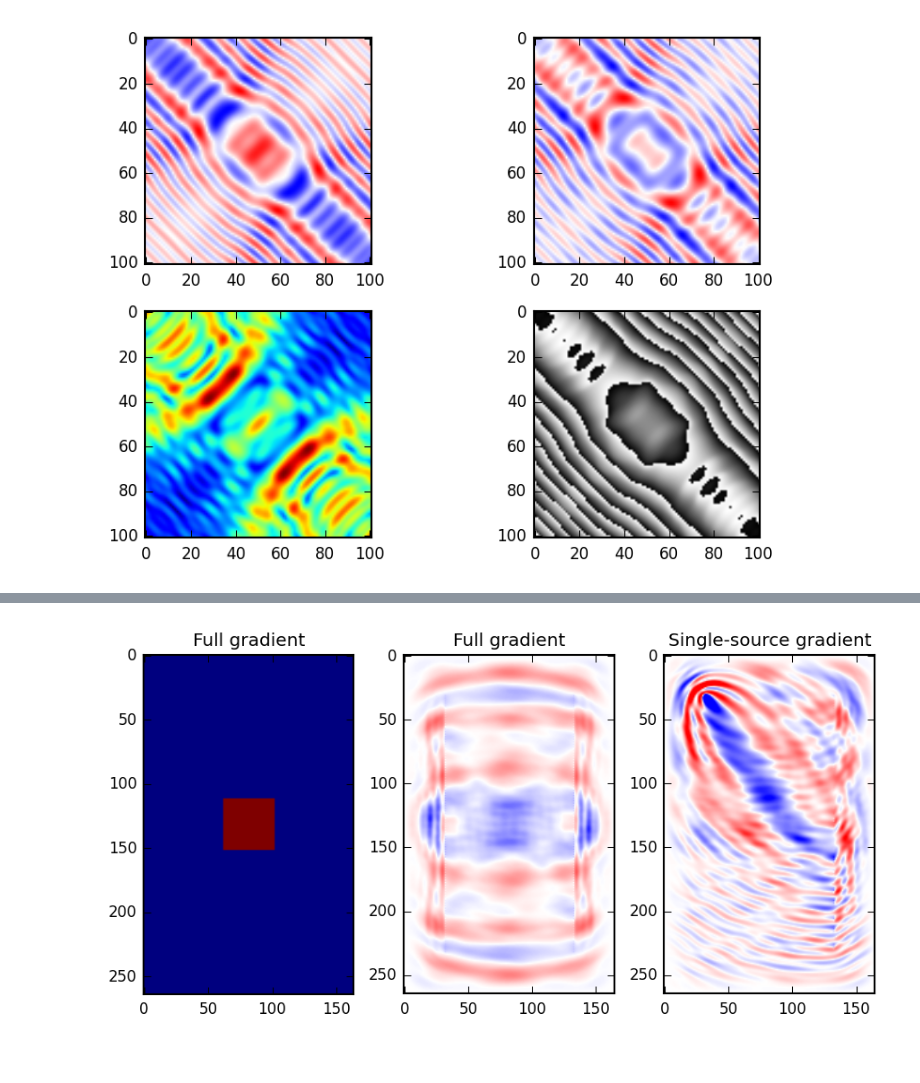
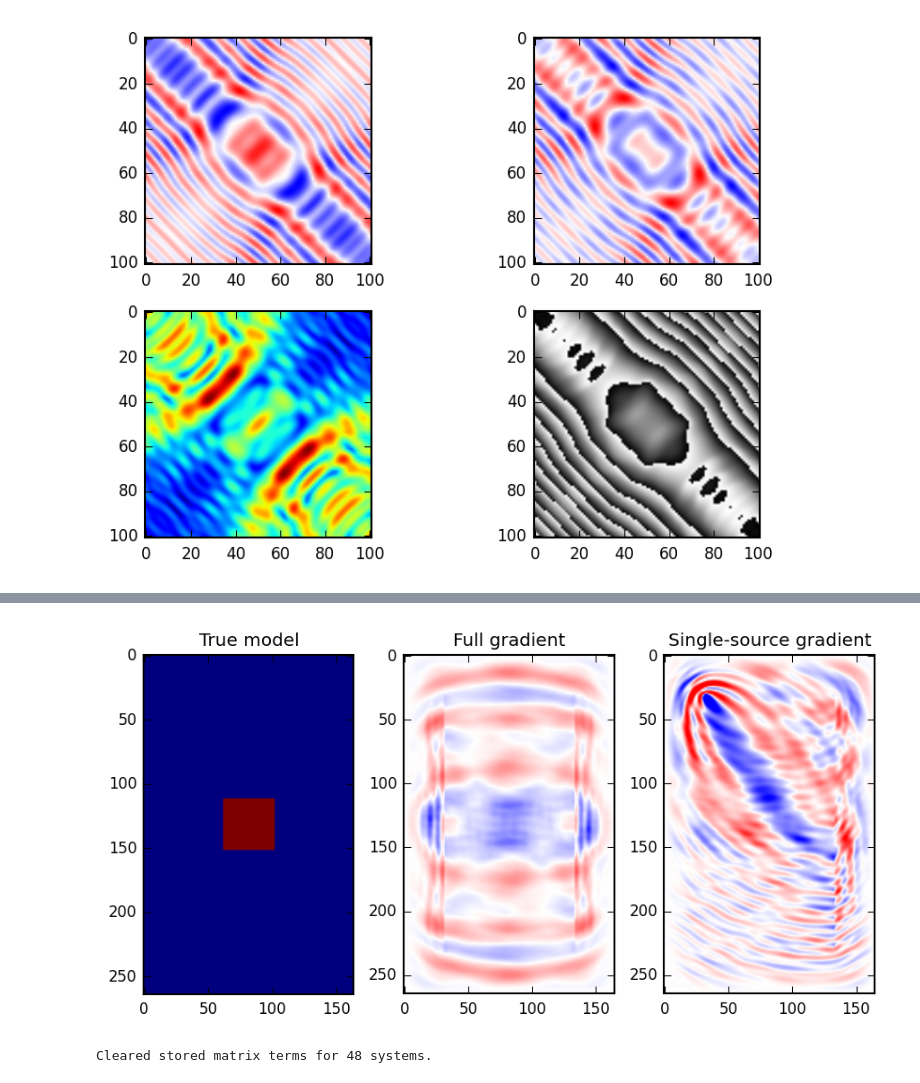
Before and after one commit to uwoseis/zephyr, a Jupyter notebook: New Parallel Tests.ipynb, the cells around one changed output, grey strips where cells are left out. Cells and saved outputs as stored; diff of their text form; code cells hidden in the pictures.

```diff
--- a/New Parallel Tests.ipynb
+++ b/New Parallel Tests.ipynb
@@ -100,7 +100,7 @@ clear25D = handles25D['clear']
 fields = []
 data = []
 for isrc in xrange(101):
-    lfield, ldat = forward25D(isrc)
+    lfield, ldat = forward25D(isrc, False)
     fields.append(lfield)
     data.append(ldat)
 data = np.array(data)
@@ -148,16 +148,17 @@ gradient25D = handles25D['gradient']
 clear25D = handles25D['clear']
 # %%
 %%time
-fields = []
+#fields = []
 data = []
 for isrc in xrange(nsrc):
-    lfield, ldat = forward25D(isrc)
-    fields.append(lfield)
+    #lfield, ldat = forward25D(isrc)
+    ldat = forward25D(isrc)
+    #fields.append(lfield)
     data.append(ldat)
 data = np.array(data)
 
 # source receiver
 dFlat = data
-fFlat = fields
+#fFlat = fields
 dResid = dFlat - dTrue
 # %% [output]
@@ -177,20 +178,24 @@ Wall time: 6min 26s
 # %%
 clipper = abs(gradSum).max()
 
 fig = plt.figure()
 
 ax1 = fig.add_subplot(1,3,1, aspect=1)
 plt.imshow(c.T, cmap=cm.jet, vmin=velocity, vmax=velocity+vanom)
-plt.title('Full gradient')
+plt.title('True model')
 
 ax2 = fig.add_subplot(1,3,2, aspect=1)
 plt.imshow(gradSum.real, cmap=cm.bwr, vmin=-clipper, vmax=clipper)
 plt.title('Full gradient')
 
 ax3 = fig.add_subplot(1,3,3, aspect=1)
 plt.imshow(grad[0].real, cmap=cm.bwr, vmin=-clipper/nsrc, vmax=clipper/nsrc)
 plt.title('Single-source gradient')
 
 fig.tight_layout()
 # %% [output]
-[figure, old version]
+[figure, new version]
+# %%
+clear25D()
+# %% [output]
+Cleared stored matrix terms for 48 systems.
```
Also changed, not shown: parts of 3 cells of this notebook, 5 other files.
